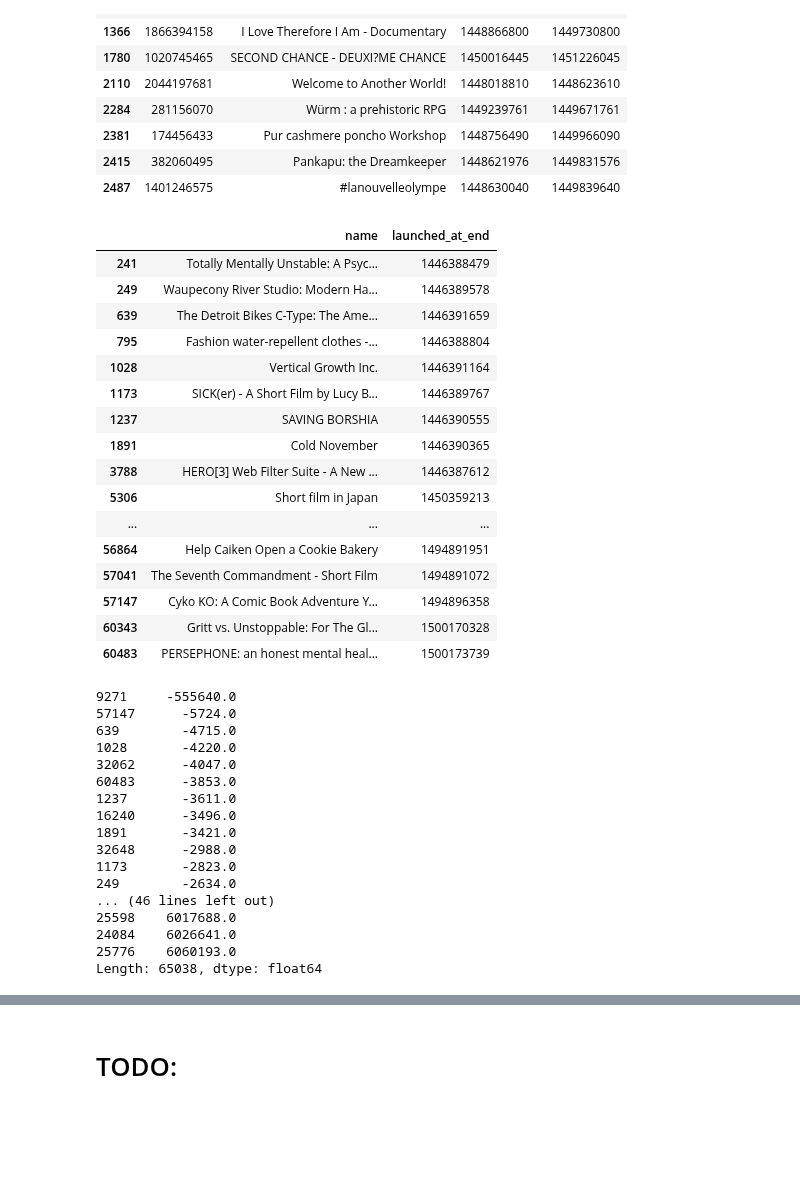
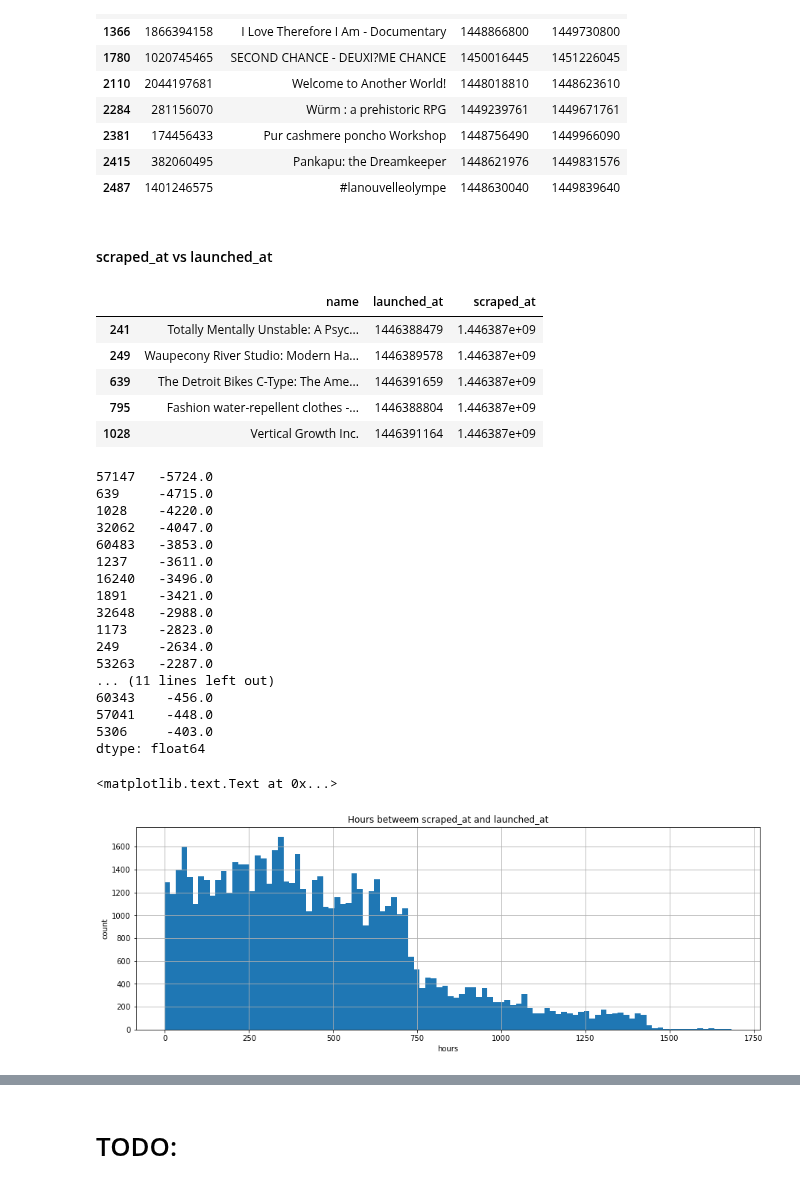
Before and after one commit to blanarik/kickstarter_success_prediction, a Jupyter notebook: 02_Kickstarter_data_integration.ipynb, the cells around one changed output, grey strips where cells are left out. Cells and saved outputs as stored; diff of their text form; code cells hidden in the pictures; blank space fills up the shorter version.

Commit message:
Resolving scraped_at issues

```diff
--- a/02_Kickstarter_data_integration.ipynb
+++ b/02_Kickstarter_data_integration.ipynb
@@ -377,10 +377,9 @@ df_projects[(df_projects['launched_at'] != df_projects['launched_at_end'])][['id
 # %% [output]
 |  | id | name | launched_at | launched_at_end |
 | 9271 | 615482414 | Instant Hydrator, Hydrates,All Na... | 1453784664 | 1454537838 |
-# %%
-# first value is incorrect, drop first column
-# https://www.kickstarter.com/projects/1428469449/instant-hydrator-hydratesall-natural-digestive-ph
-df_projects.drop('launched_at', axis=1, inplace=True)
+# %%
+# keep only original datetime
+df_projects.drop('launched_at_end', axis=1, inplace=True)
 # %% [markdown]
 #### deadline
 # %%
@@ -415,42 +414,41 @@ df_projects[(df_projects['deadline'] != df_projects['deadline_end'])][['id','nam
 df_projects.drop('deadline', axis=1, inplace=True)
+# %% [markdown]
+#### scraped_at vs launched_at
 # %%
-df_projects[df_projects['launched_at_end'] > df_projects['scraped_at']][['name','launched_at_end']]
+df_projects[df_projects['launched_at'] > df_projects['scraped_at']][['name','launched_at','scraped_at']].head()
 # %% [output]
-|  | name | launched_at_end |
-| 241 | Totally Mentally Unstable: A Psyc... | 1446388479 |
-| 249 | Waupecony River Studio: Modern Ha... | 1446389578 |
-| 639 | The Detroit Bikes C-Type: The Ame... | 1446391659 |
-| 795 | Fashion water-repellent clothes -... | 1446388804 |
-| 1028 | Vertical Growth Inc. | 1446391164 |
-| 1173 | SICK(er) - A Short Film by Lucy B... | 1446389767 |
-| 1237 | SAVING BORSHIA | 1446390555 |
-| 1891 | Cold November | 1446390365 |
-| 3788 | HERO[3] Web Filter Suite - A New ... | 1446387612 |
-| 5306 | Short film in Japan | 1450359213 |
-| ... | ... | ... |
-| 56864 | Help Caiken Open a Cookie Bakery | 1494891951 |
-| 57041 | The Seventh Commandment - Short Film | 1494891072 |
-| 57147 | Cyko KO: A Comic Book Adventure Y... | 1494896358 |
-| 60343 | Gritt vs. Unstoppable: For The Gl... | 1500170328 |
-| 60483 | PERSEPHONE: an honest mental heal... | 1500173739 |
+|  | name | launched_at | scraped_at |
+| 241 | Totally Mentally Unstable: A Psyc... | 1446388479 | 1.446387e+09 |
+| 249 | Waupecony River Studio: Modern Ha... | 1446389578 | 1.446387e+09 |
+| 639 | The Detroit Bikes C-Type: The Ame... | 1446391659 | 1.446387e+09 |
+| 795 | Fashion water-repellent clothes -... | 1446388804 | 1.446387e+09 |
+| 1028 | Vertical Growth Inc. | 1446391164 | 1.446387e+09 |
 # %%
-x = df_projects['scraped_at'] - df_projects['launched_at_end']
-x.sort_values()
+x = df_projects['scraped_at'] - df_projects['launched_at']
+x[x<0].sort_values()
 # %% [output]
-9271     -555640.0
-57147      -5724.0
-639        -4715.0
-1028       -4220.0
-32062      -4047.0
-60483      -3853.0
-1237       -3611.0
-16240      -3496.0
-1891       -3421.0
-32648      -2988.0
-1173       -2823.0
-249        -2634.0
-... (46 lines left out)
-25598    6017688.0
-24084    6026641.0
-25776    6060193.0
-Length: 65038, dtype: float64
+57147   -5724.0
+639     -4715.0
+1028    -4220.0
+32062   -4047.0
+60483   -3853.0
+1237    -3611.0
+16240   -3496.0
+1891    -3421.0
+32648   -2988.0
+1173    -2823.0
+249     -2634.0
+53263   -2287.0
+... (11 lines left out)
+60343    -456.0
+57041    -448.0
+5306     -403.0
+dtype: float64
+# %%
+(x / (60*60)).hist(bins=100, figsize=(15,5))
+plt.title('Hours since launched_at to scraped_at')
+plt.xlabel('hours')
+plt.ylabel('count')
+# %% [output]
+<matplotlib.text.Text at 0x...>
+[figure, added]
```
Also changed, not shown: parts of 8 cells of this notebook, 2 other files.
